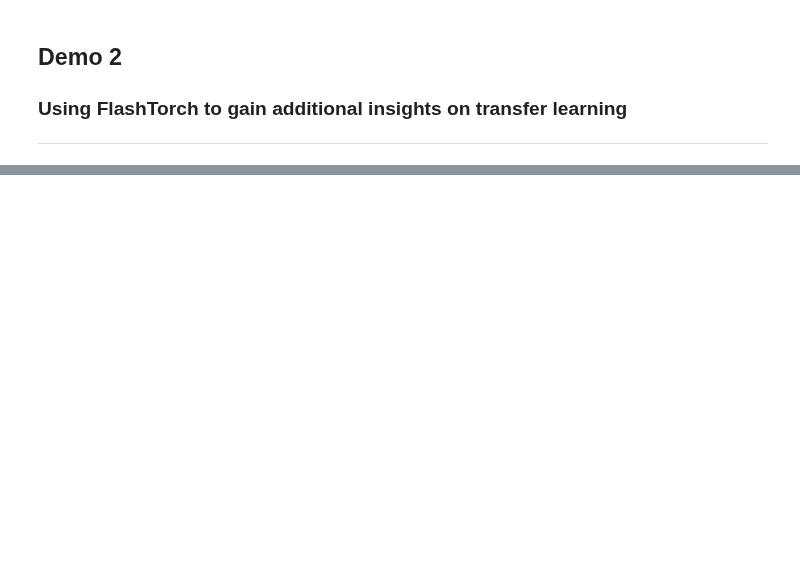
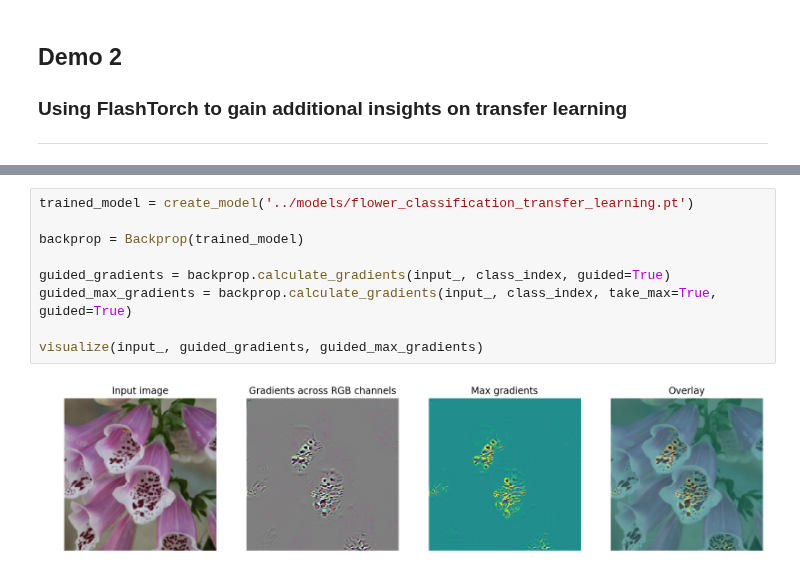
Before and after one commit to MisaOgura/flashtorch, a Jupyter notebook: presentations/hopperx1.ipynb, the cells around one changed output, grey strips where cells are left out. Cells and saved outputs as stored; diff of their text form; blank space fills up the shorter version.

```diff
--- a/presentations/hopperx1.ipynb
+++ b/presentations/hopperx1.ipynb
@@ -296,0 +337,11 @@ visualize(input_, guided_gradients, max_guided_gradients, alpha=0.6)
+# %%
+trained_model = create_model('../models/flower_classification_transfer_learning.pt')
+
+backprop = Backprop(trained_model)
+
+guided_gradients = backprop.calculate_gradients(input_, class_index, guided=True)
+guided_max_gradients = backprop.calculate_gradients(input_, class_index, take_max=True, guided=True)
+
+visualize(input_, guided_gradients, guided_max_gradients)
+# %% [output]
+[figure, added]
```
Also changed, not shown: parts of 17 cells of this notebook, 5 other files.
